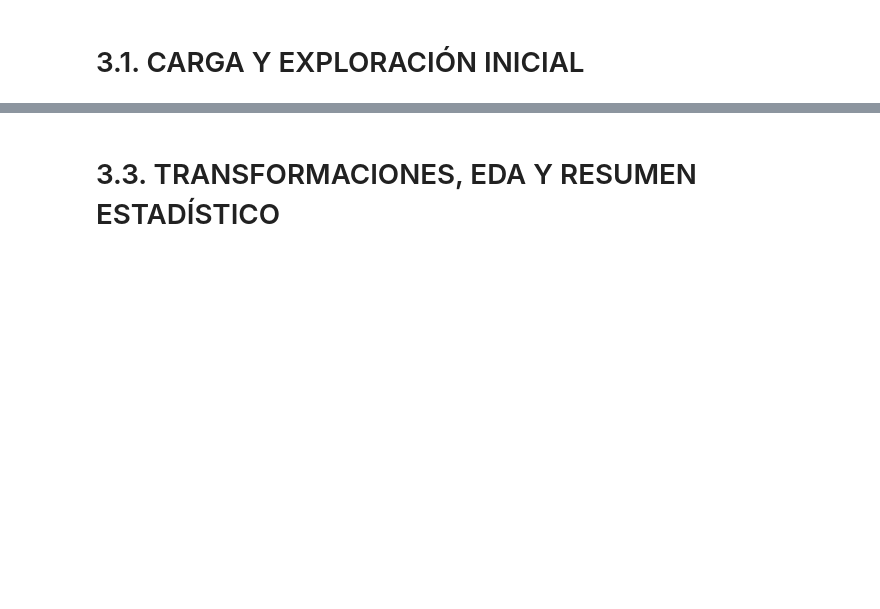
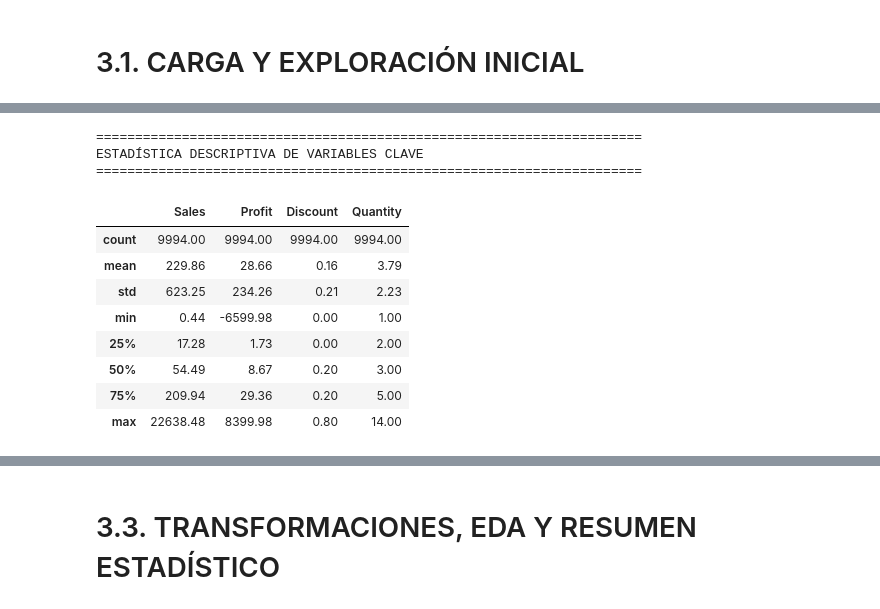
Before and after one commit to Pitiki10/TP-GRUPAL---SuperStore, a Jupyter notebook: TP_Integrado.ipynb, the cells around one changed output, grey strips where cells are left out. Cells and saved outputs as stored; diff of their text form; code cells hidden in the pictures; blank space fills up the shorter version.

```diff
--- a/TP_Integrado.ipynb
+++ b/TP_Integrado.ipynb
@@ -39,21 +39,27 @@ df.info()
 
 print("" + "-" * 70 + "")
 
-print("=" * 70)
-print("II. ESTADÍSTICA DESCRIPTIVA DE VARIABLES NUMÉRICAS (Método .describe())")
-print("=" * 70)
-print(df[['Sales', 'Profit', 'Discount', 'Quantity']].describe().round(3))
-print("=" * 70)
-
 # Verificación de valores nulos en columnas clave
 print("Valores nulos por columna clave:")
 print(df[['Sales', 'Profit', 'Discount', 'Quantity']].isnull().sum())
 
 # Eliminación de duplicados (precaución)
-antes = len(df)
-df.drop_duplicates(inplace=True)
-print(f"Registros eliminados por duplicado: {antes - len(df)}")
-print(f"Registros totales: {len(df):,} | Columnas: {df.shape[1]}")
+print("=" * 70)
+print("REVISIÓN DE DUPLICADOS")
+print("=" * 70)
+
+duplicados = df.duplicated().sum()
+print(f"Cantidad de filas duplicadas: {duplicados}")
+
+if duplicados > 0:
+    df = df.drop_duplicates().copy()
+    print(f"Duplicados eliminados. Nuevo tamaño del dataset: {df.shape}")
+else:
+    print("No se eliminaron registros porque no se detectaron filas duplicadas.")
+
+print("Dataset cargado correctamente.")
+print(f"Cantidad de filas: {df.shape[0]:,}")
+print(f"Cantidad de columnas: {df.shape[1]}")
 # %% [output]
 ======================================================================
 I. ESTRUCTURA Y TIPOS DE DATOS DEL DATASET (Método .info())
@@ -74,0 +135,21 @@ Registros totales: 9,994 | Columnas: 21
+# %%
+# Estadística descriptiva de las variables numéricas centrales para la investigación
+print("=" * 70)
+print("ESTADÍSTICA DESCRIPTIVA DE VARIABLES CLAVE")
+print("=" * 70)
+
+variables_clave = ['Sales', 'Profit', 'Discount', 'Quantity']
+display(df[variables_clave].describe().round(3))
+# %% [output]
+======================================================================
+ESTADÍSTICA DESCRIPTIVA DE VARIABLES CLAVE
+======================================================================
+|  | Sales | Profit | Discount | Quantity |
+| count | 9994.00 | 9994.00 | 9994.00 | 9994.00 |
+| mean | 229.86 | 28.66 | 0.16 | 3.79 |
+| std | 623.25 | 234.26 | 0.21 | 2.23 |
+| min | 0.44 | -6599.98 | 0.00 | 1.00 |
+| 25% | 17.28 | 1.73 | 0.00 | 2.00 |
+| 50% | 54.49 | 8.67 | 0.20 | 3.00 |
+| 75% | 209.94 | 29.36 | 0.20 | 5.00 |
+| max | 22638.48 | 8399.98 | 0.80 | 14.00 |
```
Also changed, not shown: parts of 8 cells of this notebook.
